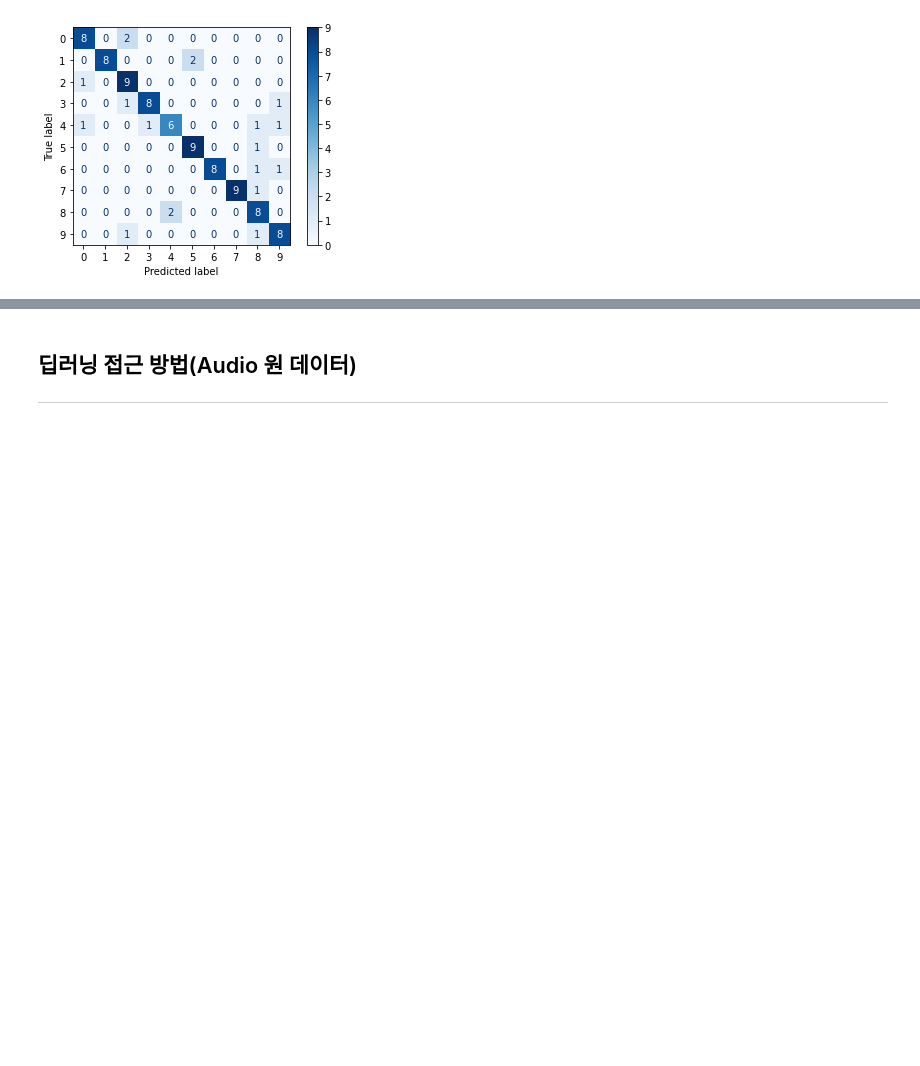
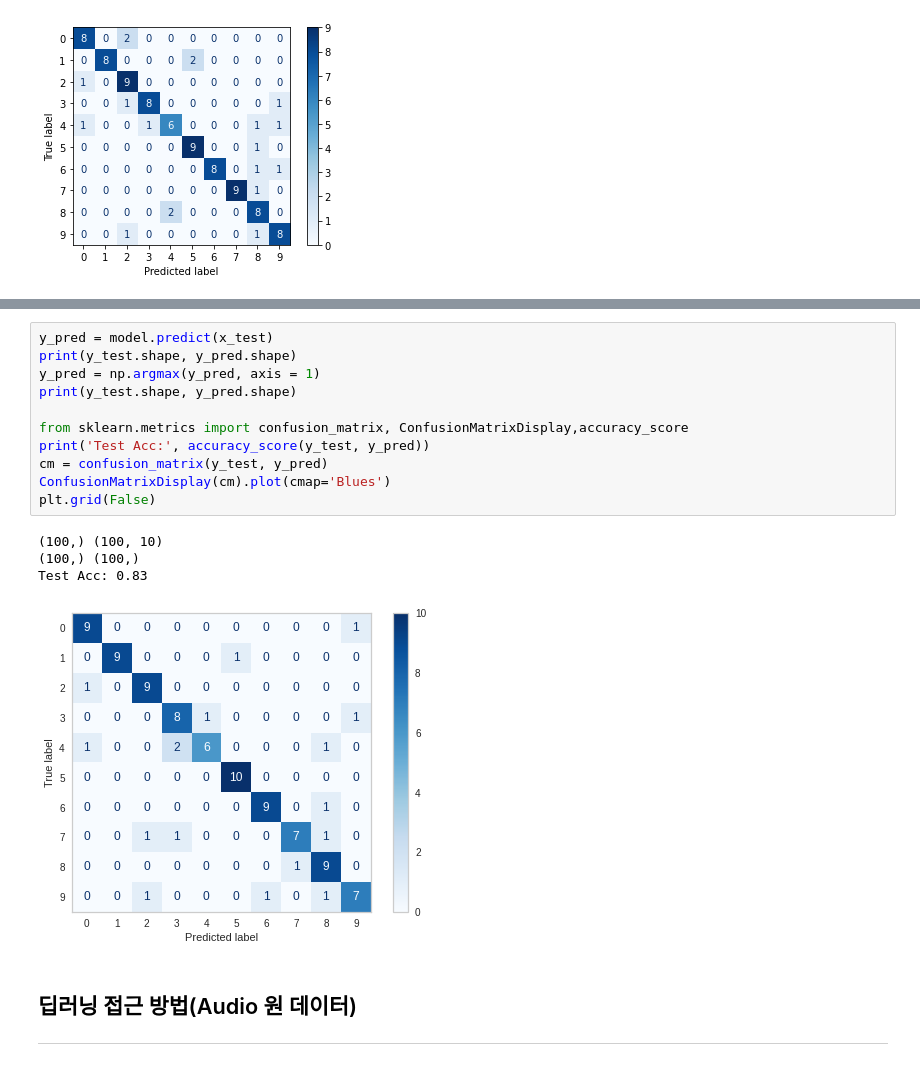
Before and after one commit to PomesHouse/SkillTreePython-DeepLearning, a Jupyter notebook: 04.Paper-with-code/ch04_05_WaveNet.ipynb, the cells around one changed output, grey strips where cells are left out. Cells and saved outputs as stored; diff of their text form; blank space fills up the shorter version.

```diff
--- a/04.Paper-with-code/ch04_05_WaveNet.ipynb
+++ b/04.Paper-with-code/ch04_05_WaveNet.ipynb
@@ -301,3 +570,19 @@ Test Acc: 0.81
+# %%
+y_pred = model.predict(x_test)
+print(y_test.shape, y_pred.shape)
+y_pred = np.argmax(y_pred, axis = 1)
+print(y_test.shape, y_pred.shape)
+
+from sklearn.metrics import confusion_matrix, ConfusionMatrixDisplay,accuracy_score
+print('Test Acc:', accuracy_score(y_test, y_pred))
+cm = confusion_matrix(y_test, y_pred)
+ConfusionMatrixDisplay(cm).plot(cmap='Blues')
+plt.grid(False)
+# %% [output]
+(100,) (100, 10)
+(100,) (100,)
+Test Acc: 0.83
+[figure, added]
 # %% [markdown]
 ## 딥러닝 접근 방법(Audio 원 데이터)
 ---
```
Also changed, not shown: parts of 39 cells of this notebook.
